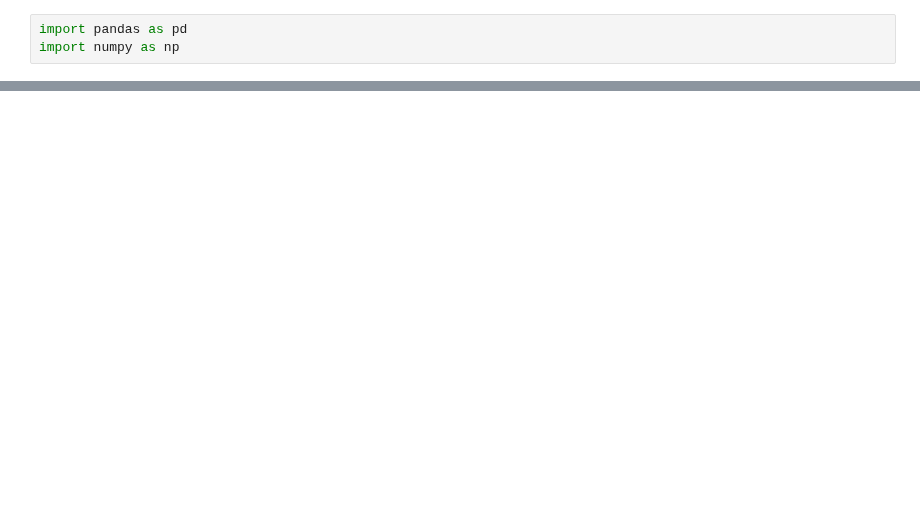
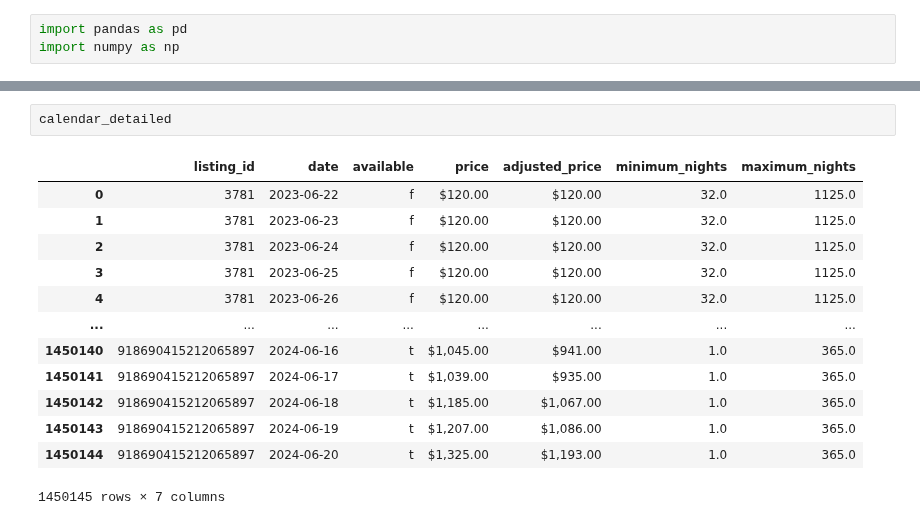
Before and after one commit to hkmodi31/Boston-Airbnb-Data-Storage, a Jupyter notebook: data_preprocessing.ipynb, the cells around one changed output, grey strips where cells are left out. Saved outputs shown, nothing was run; the diff lists cells and outputs as text; blank space fills up the shorter version.

Commit message:
More refining data tables

```diff
--- a/data_preprocessing.ipynb
+++ b/data_preprocessing.ipynb
@@ -262,0 +94,16 @@ Harbor Islands
+# %%
+calendar_detailed
+# %% [output]
+|  | listing_id | date | available | price | adjusted_price | minimum_nights | maximum_nights |
+| 0 | 3781 | 2023-06-22 | f | $120.00 | $120.00 | 32.0 | 1125.0 |
+| 1 | 3781 | 2023-06-23 | f | $120.00 | $120.00 | 32.0 | 1125.0 |
+| 2 | 3781 | 2023-06-24 | f | $120.00 | $120.00 | 32.0 | 1125.0 |
+| 3 | 3781 | 2023-06-25 | f | $120.00 | $120.00 | 32.0 | 1125.0 |
+| 4 | 3781 | 2023-06-26 | f | $120.00 | $120.00 | 32.0 | 1125.0 |
+| ... | ... | ... | ... | ... | ... | ... | ... |
+| 1450140 | 918690415212065897 | 2024-06-16 | t | $1,045.00 | $941.00 | 1.0 | 365.0 |
+| 1450141 | 918690415212065897 | 2024-06-17 | t | $1,039.00 | $935.00 | 1.0 | 365.0 |
+| 1450142 | 918690415212065897 | 2024-06-18 | t | $1,185.00 | $1,067.00 | 1.0 | 365.0 |
+| 1450143 | 918690415212065897 | 2024-06-19 | t | $1,207.00 | $1,086.00 | 1.0 | 365.0 |
+| 1450144 | 918690415212065897 | 2024-06-20 | t | $1,325.00 | $1,193.00 | 1.0 | 365.0 |
+1450145 rows × 7 columns
```
Also changed, not shown: parts of 37 cells of this notebook.
